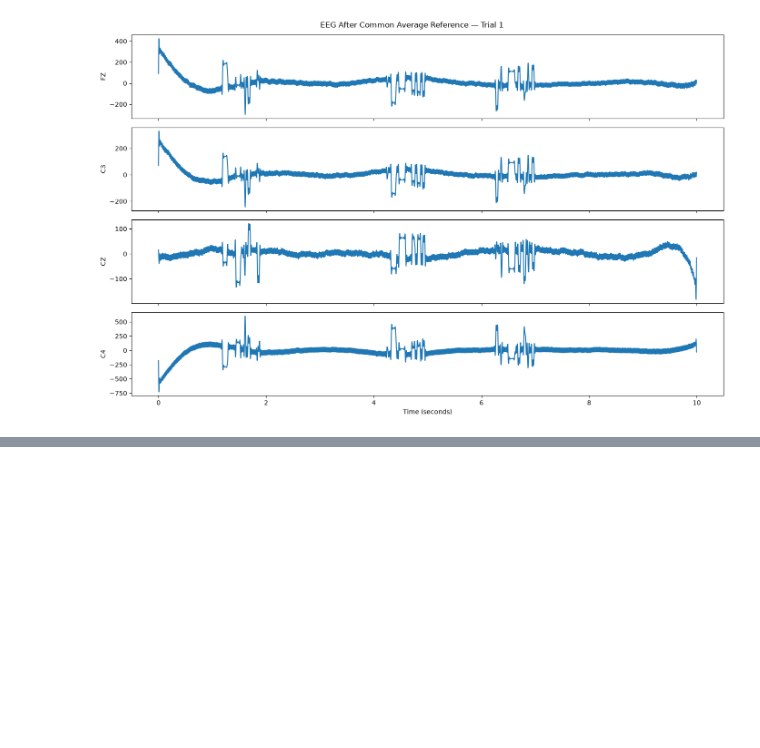
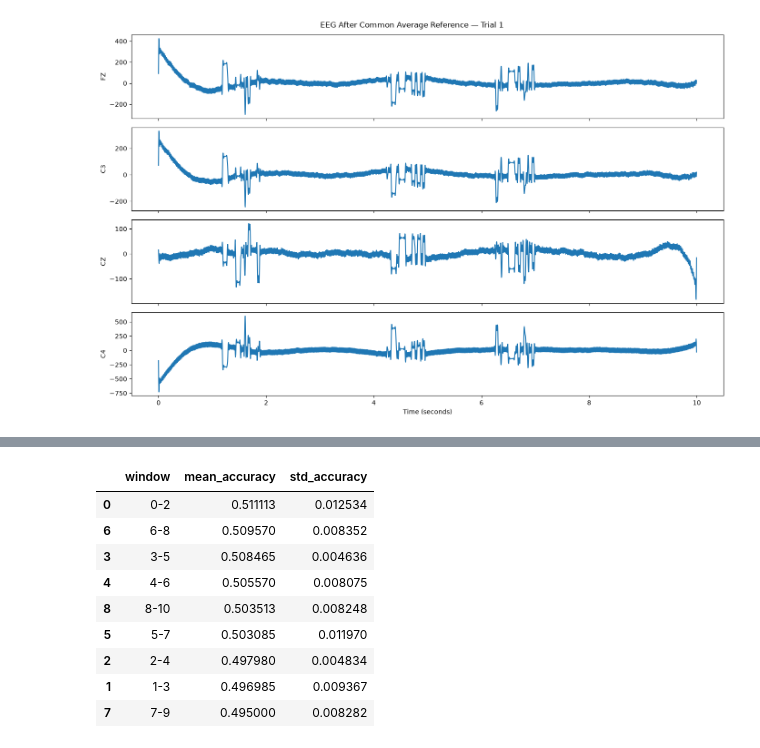
Before and after one commit to ammar-abdelghany30/cortex-call, a Jupyter notebook: notebooks/Preprocessing_Pipeline.ipynb, the cells around one changed output, grey strips where cells are left out. Saved outputs shown, nothing was run; the diff lists cells and outputs as text; code cells hidden in the pictures; blank space fills up the shorter version.

```diff
--- a/notebooks/Preprocessing_Pipeline.ipynb
+++ b/notebooks/Preprocessing_Pipeline.ipynb
@@ -573,0 +729,69 @@ plt.show()
+# %%
+from sklearn.pipeline import Pipeline
+from sklearn.preprocessing import StandardScaler
+from sklearn.svm import SVC
+from sklearn.model_selection import StratifiedKFold, cross_val_score
+
+features = [
+    "C3_mu",
+    "C3_beta",
+    "C4_mu",
+    "C4_beta"
+]
+
+cv = StratifiedKFold(
+    n_splits=5,
+    shuffle=True,
+    random_state=42
+)
+
+cv_results = []
+
+for window in window_features["window"].unique():
+
+    temp = window_features[
+        window_features["window"] == window
+    ]
+
+    X = temp[features]
+    y = temp["label"]
+
+    model = Pipeline([
+        ("scaler", StandardScaler()),
+        ("svm", SVC(kernel="rbf"))
+    ])
+
+    scores = cross_val_score(
+        model,
+        X,
+        y,
+        cv=cv,
+        scoring="balanced_accuracy"
+    )
+
+    cv_results.append({
+        "window": window,
+        "mean_accuracy": scores.mean(),
+        "std_accuracy": scores.std()
+    })
+
+
+cv_results_df = pd.DataFrame(cv_results)
+
+display(
+    cv_results_df.sort_values(
+        "mean_accuracy",
+        ascending=False
+    )
+)
+# %% [output]
+|  | window | mean_accuracy | std_accuracy |
+| 0 | 0-2 | 0.511113 | 0.012534 |
+| 6 | 6-8 | 0.509570 | 0.008352 |
+| 3 | 3-5 | 0.508465 | 0.004636 |
+| 4 | 4-6 | 0.505570 | 0.008075 |
+| 8 | 8-10 | 0.503513 | 0.008248 |
+| 5 | 5-7 | 0.503085 | 0.011970 |
+| 2 | 2-4 | 0.497980 | 0.004834 |
+| 1 | 1-3 | 0.496985 | 0.009367 |
+| 7 | 7-9 | 0.495000 | 0.008282 |
```
Also changed, not shown: parts of 8 cells of this notebook.
